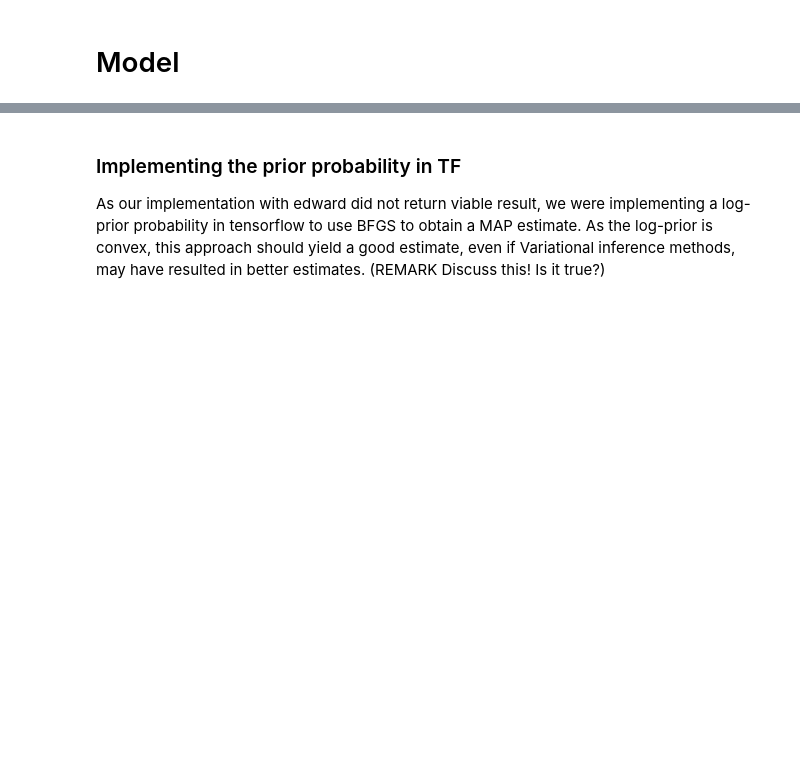
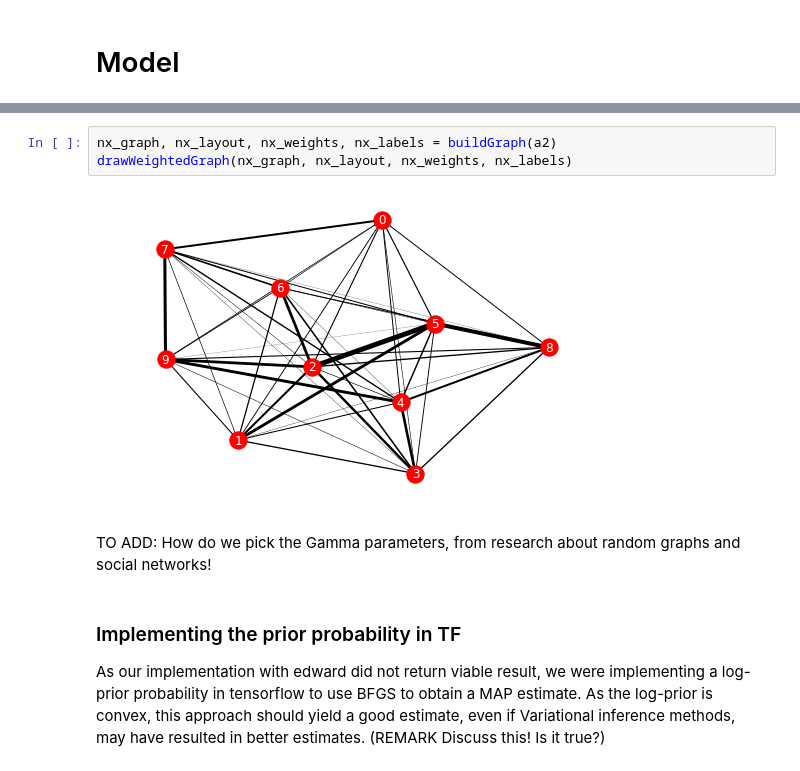
Before and after one commit to schneiderjf/hierarchical-diffnet, a Jupyter notebook: Final_Report.ipynb, the cells around one changed output, grey strips where cells are left out. Drawn from its saved outputs; the diff is of its cells as text; blank space fills up the shorter version.

```diff
--- a/Final_Report.ipynb
+++ b/Final_Report.ipynb
@@ -170,3 +209,10 @@ However, we used our generative process, to generate a dataset which we were the
+# %%
+nx_graph, nx_layout, nx_weights, nx_labels = buildGraph(a2)
+drawWeightedGraph(nx_graph, nx_layout, nx_weights, nx_labels)
+# %% [output]
+[figure, added]
+# %% [markdown]
+TO ADD: How do we pick the Gamma parameters, from research about random graphs and social networks!
 # %% [markdown]
 ### Implementing the prior probability in TF
 
```
Also changed, not shown: parts of 36 cells of this notebook.
